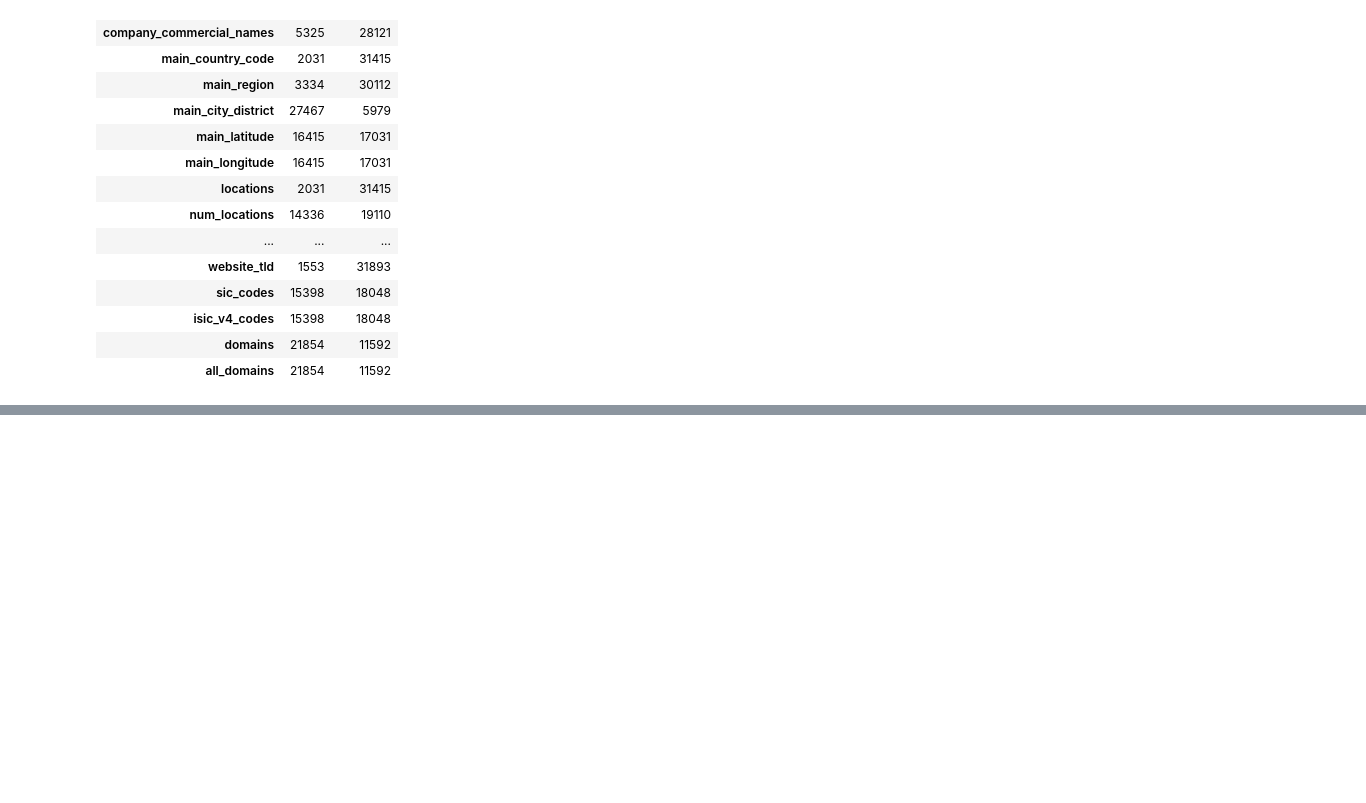
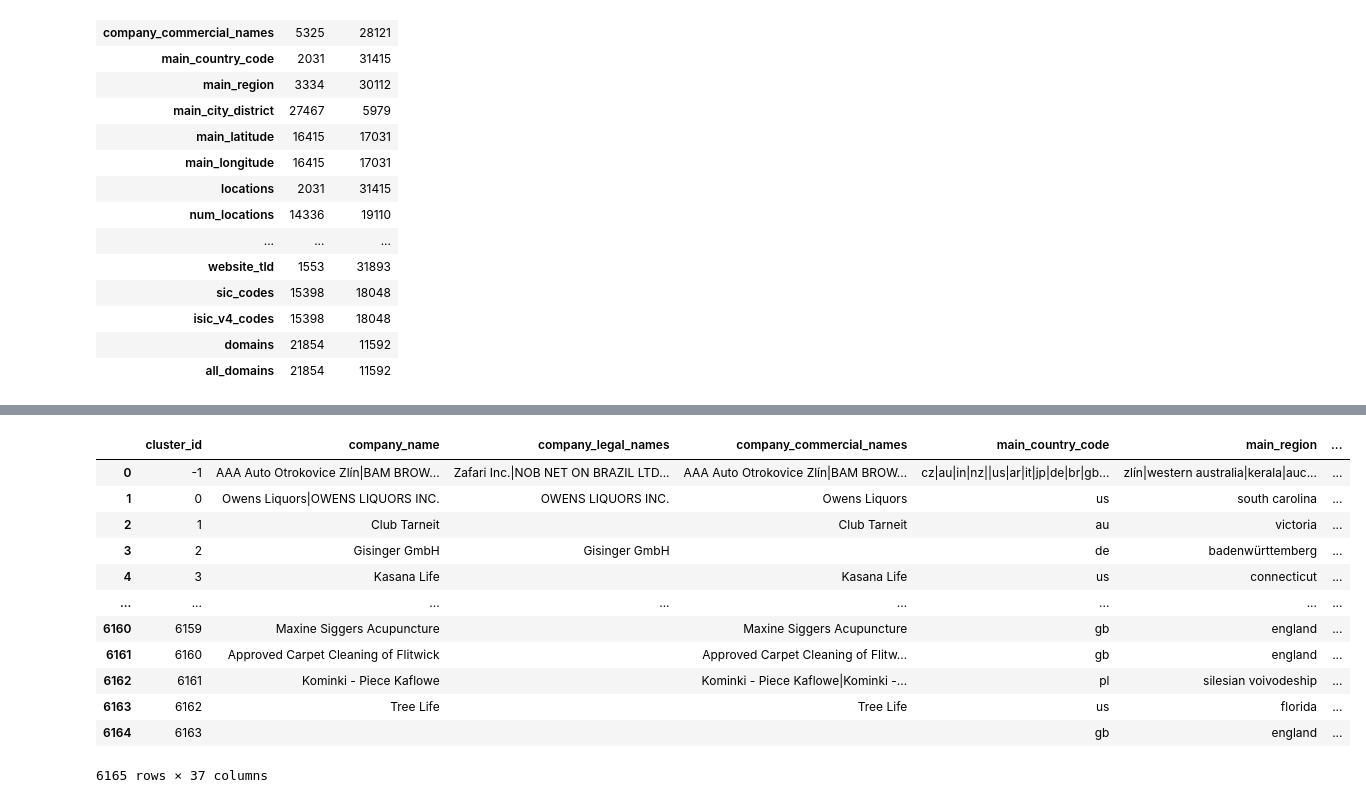
Before and after one commit to sebi2805/veridion, a Jupyter notebook: main.ipynb, the cells around one changed output, grey strips where cells are left out. Cells and saved outputs as stored; diff of their text form; code cells hidden in the pictures; blank space fills up the shorter version.

```diff
--- a/main.ipynb
+++ b/main.ipynb
@@ -193,0 +451,28 @@ pd.DataFrame({
+# %%
+# the task said to grouped them, so i concatenate them (only unique values)
+def concat_unique(x):
+    vals = x.dropna().astype(str).unique()
+    return '|'.join(vals)
+
+deduped_full = (
+    df
+    .groupby('cluster_id')
+    .agg({col: concat_unique for col in df.columns if col != 'cluster_id'})
+    .reset_index()
+)
+
+deduped_full
+# %% [output]
+|  | cluster_id | company_name | company_legal_names | company_commercial_names | main_country_code | main_region | ... |
+| 0 | -1 | AAA Auto Otrokovice Zlín|BAM BROW... | Zafari Inc.|NOB NET ON BRAZIL LTD... | AAA Auto Otrokovice Zlín|BAM BROW... | cz|au|in|nz||us|ar|it|jp|de|br|gb... | zlín|western australia|kerala|auc... | ... |
+| 1 | 0 | Owens Liquors|OWENS LIQUORS INC. | OWENS LIQUORS INC. | Owens Liquors | us | south carolina | ... |
+| 2 | 1 | Club Tarneit |  | Club Tarneit | au | victoria | ... |
+| 3 | 2 | Gisinger GmbH | Gisinger GmbH |  | de | badenwürttemberg | ... |
+| 4 | 3 | Kasana Life |  | Kasana Life | us | connecticut | ... |
+| ... | ... | ... | ... | ... | ... | ... | ... |
+| 6160 | 6159 | Maxine Siggers Acupuncture |  | Maxine Siggers Acupuncture | gb | england | ... |
+| 6161 | 6160 | Approved Carpet Cleaning of Flitwick |  | Approved Carpet Cleaning of Flitw... | gb | england | ... |
+| 6162 | 6161 | Kominki - Piece Kaflowe |  | Kominki - Piece Kaflowe|Kominki -... | pl | silesian voivodeship | ... |
+| 6163 | 6162 | Tree Life |  | Tree Life | us | florida | ... |
+| 6164 | 6163 |  |  |  | gb | england | ... |
+6165 rows × 37 columns
```
Also changed, not shown: parts of 13 cells of this notebook.
